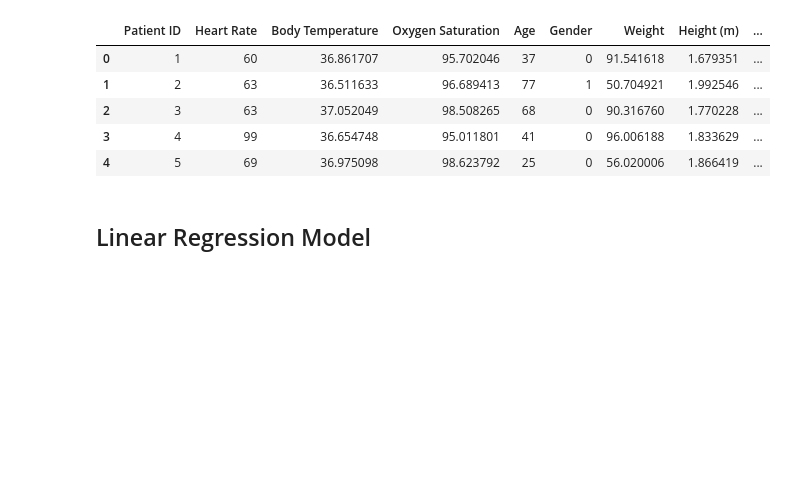
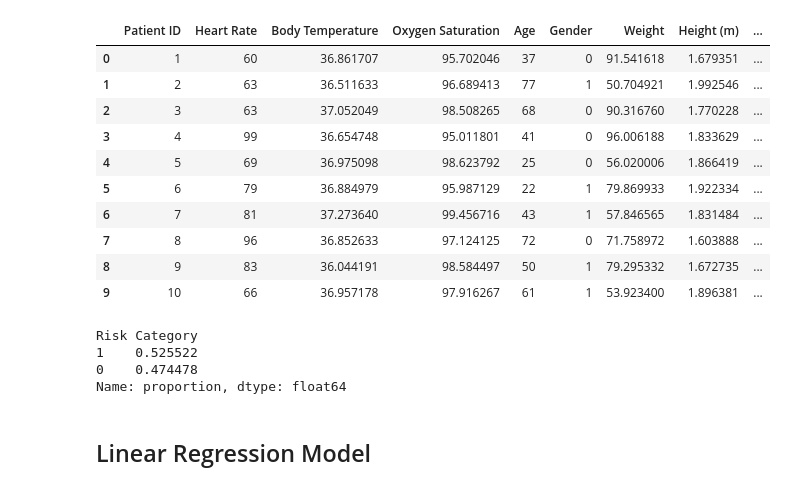
Before and after one commit to Ritushwar/safetronics, a Jupyter notebook: train.ipynb, the cells around one changed output. Cells and saved outputs as stored; diff of their text form; code cells hidden in the pictures; blank space fills up the shorter version.

```diff
--- a/train.ipynb
+++ b/train.ipynb
@@ -4,14 +4,26 @@ import pandas as pd
 import sklearn
 # %%
 df = pd.read_csv('../safetronics/Final Dataset.csv')
-df.head()
+df.head(10)
 # %% [output]
 |  | Patient ID | Heart Rate | Body Temperature | Oxygen Saturation | Age | Gender | Weight | Height (m) | ... |
 | 0 | 1 | 60 | 36.861707 | 95.702046 | 37 | 0 | 91.541618 | 1.679351 | ... |
 | 1 | 2 | 63 | 36.511633 | 96.689413 | 77 | 1 | 50.704921 | 1.992546 | ... |
 | 2 | 3 | 63 | 37.052049 | 98.508265 | 68 | 0 | 90.316760 | 1.770228 | ... |
 | 3 | 4 | 99 | 36.654748 | 95.011801 | 41 | 0 | 96.006188 | 1.833629 | ... |
 | 4 | 5 | 69 | 36.975098 | 98.623792 | 25 | 0 | 56.020006 | 1.866419 | ... |
+| 5 | 6 | 79 | 36.884979 | 95.987129 | 22 | 1 | 79.869933 | 1.922334 | ... |
+| 6 | 7 | 81 | 37.273640 | 99.456716 | 43 | 1 | 57.846565 | 1.831484 | ... |
+| 7 | 8 | 96 | 36.852633 | 97.124125 | 72 | 0 | 71.758972 | 1.603888 | ... |
+| 8 | 9 | 83 | 36.044191 | 98.584497 | 50 | 1 | 79.295332 | 1.672735 | ... |
+| 9 | 10 | 66 | 36.957178 | 97.916267 | 61 | 1 | 53.923400 | 1.896381 | ... |
+# %%
+df['Risk Category'].value_counts(normalize=True)
+# %% [output]
+Risk Category
+1    0.525522
+0    0.474478
+Name: proportion, dtype: float64
 # %% [markdown]
 ## Linear Regression Model
 # %%
```
Also changed, not shown: parts of 3 cells of this notebook.
